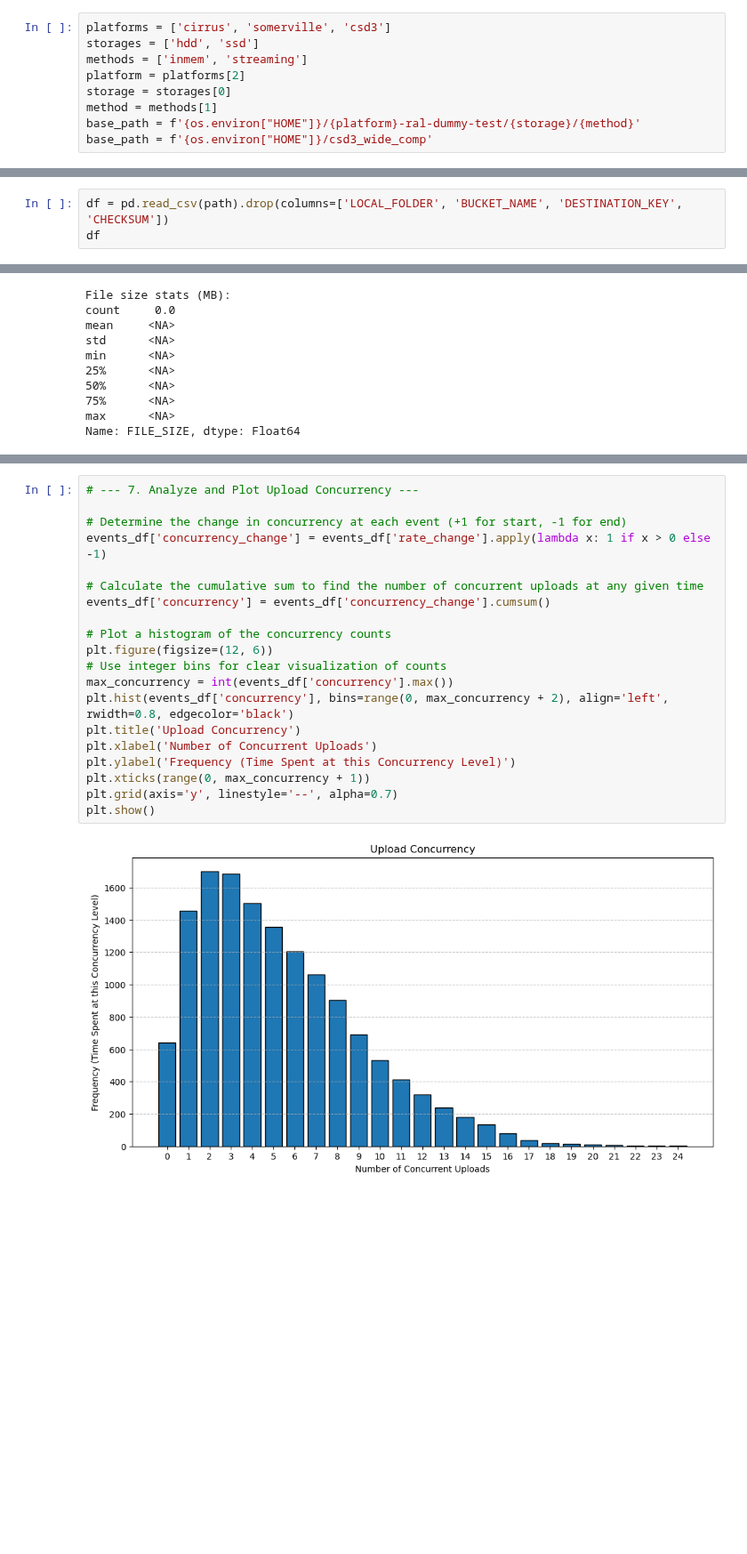
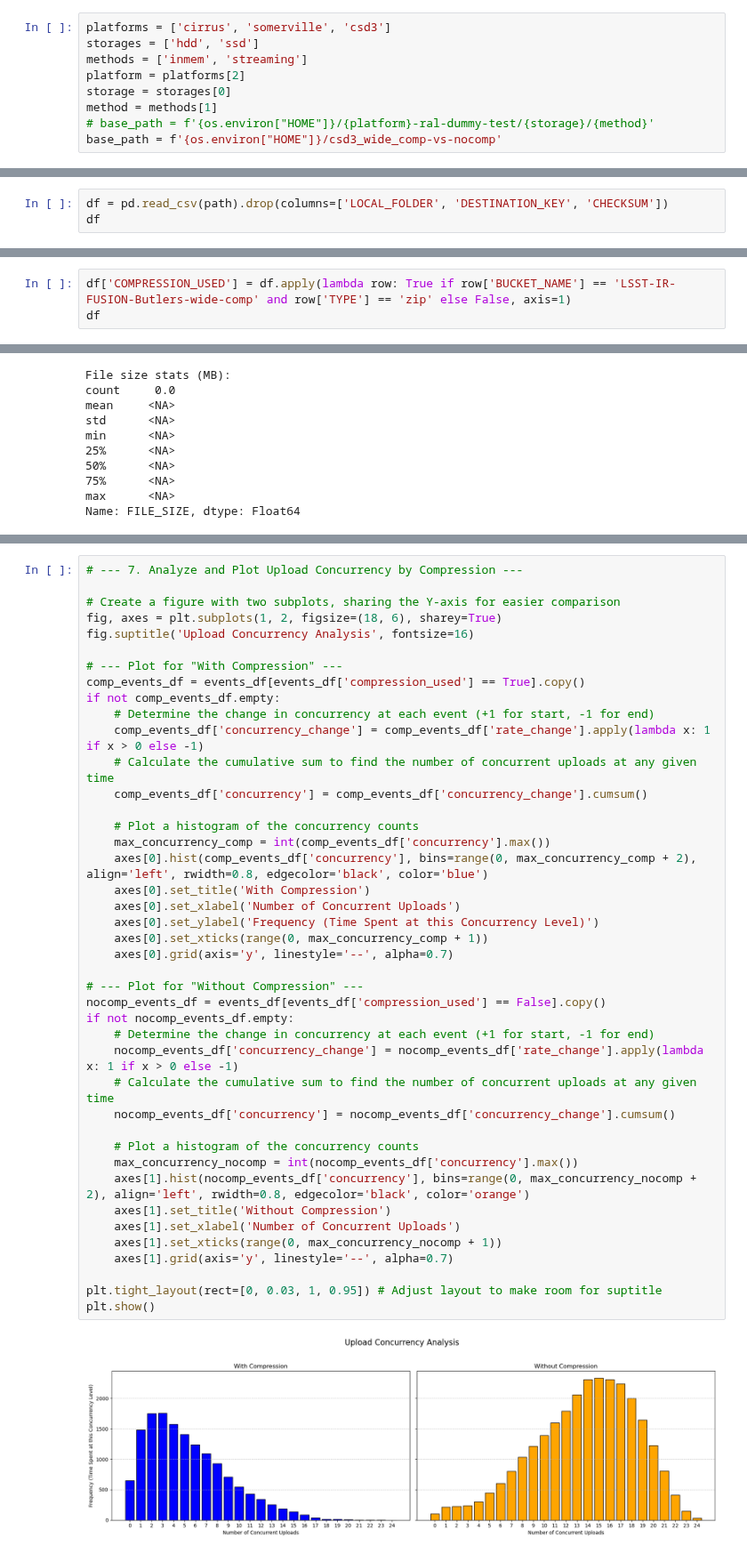
Before and after one commit to lsst-uk/csd3-echo-somerville, a Jupyter notebook: csd3-side/notebooks/transfer_speeds_from_log.ipynb, the cells around one changed output, grey strips where cells are left out. Shown at 89% size. Cells and saved outputs as stored; diff of their text form; blank space fills up the shorter version.

Commit message:
added dataset analysis

```diff
--- a/csd3-side/notebooks/transfer_speeds_from_log.ipynb
+++ b/csd3-side/notebooks/transfer_speeds_from_log.ipynb
@@ -10,8 +10,8 @@ methods = ['inmem', 'streaming']
 platform = platforms[2]
 storage = storages[0]
 method = methods[1]
-base_path = f'{os.environ["HOME"]}/{platform}-ral-dummy-test/{storage}/{method}'
-base_path = f'{os.environ["HOME"]}/csd3_wide_comp'
+# base_path = f'{os.environ["HOME"]}/{platform}-ral-dummy-test/{storage}/{method}'
+base_path = f'{os.environ["HOME"]}/csd3_wide_comp-vs-nocomp'
 # %%
 path = glob.glob(base_path+'/*.csv')[0]
 path
@@ -20,4 +20,4 @@ path
 # %%
-df = pd.read_csv(path).drop(columns=['LOCAL_FOLDER', 'BUCKET_NAME', 'DESTINATION_KEY', 'CHECKSUM'])
+df = pd.read_csv(path).drop(columns=['LOCAL_FOLDER', 'DESTINATION_KEY', 'CHECKSUM'])
 df
 # %% [output]
@@ -147,0 +132,3 @@ df
+# %%
+df['COMPRESSION_USED'] = df.apply(lambda row: True if row['BUCKET_NAME'] == 'LSST-IR-FUSION-Butlers-wide-comp' and row['TYPE'] == 'zip' else False, axis=1)
+df
@@ -608,25 +759,47 @@ plt.savefig(os.path.expanduser(f'{base_path}/total_and_smoothed_network_upload_s
 # %%
-# --- 7. Analyze and Plot Upload Concurrency ---
+# --- 7. Analyze and Plot Upload Concurrency by Compression ---
 
-# Determine the change in concurrency at each event (+1 for start, -1 for end)
-events_df['concurrency_change'] = events_df['rate_change'].apply(lambda x: 1 if x > 0 else -1)
+# Create a figure with two subplots, sharing the Y-axis for easier comparison
+fig, axes = plt.subplots(1, 2, figsize=(18, 6), sharey=True)
+fig.suptitle('Upload Concurrency Analysis', fontsize=16)
 
-# Calculate the cumulative sum to find the number of concurrent uploads at any given time
-events_df['concurrency'] = events_df['concurrency_change'].cumsum()
+# --- Plot for "With Compression" ---
+comp_events_df = events_df[events_df['compression_used'] == True].copy()
+if not comp_events_df.empty:
+    # Determine the change in concurrency at each event (+1 for start, -1 for end)
+    comp_events_df['concurrency_change'] = comp_events_df['rate_change'].apply(lambda x: 1 if x > 0 else -1)
+    # Calculate the cumulative sum to find the number of concurrent uploads at any given time
+    comp_events_df['concurrency'] = comp_events_df['concurrency_change'].cumsum()
 
-# Plot a histogram of the concurrency counts
-plt.figure(figsize=(12, 6))
-# Use integer bins for clear visualization of counts
-max_concurrency = int(events_df['concurrency'].max())
-plt.hist(events_df['concurrency'], bins=range(0, max_concurrency + 2), align='left', rwidth=0.8, edgecolor='black')
-plt.title('Upload Concurrency')
-plt.xlabel('Number of Concurrent Uploads')
-plt.ylabel('Frequency (Time Spent at this Concurrency Level)')
-plt.xticks(range(0, max_concurrency + 1))
-plt.grid(axis='y', linestyle='--', alpha=0.7)
+    # Plot a histogram of the concurrency counts
+    max_concurrency_comp = int(comp_events_df['concurrency'].max())
+    axes[0].hist(comp_events_df['concurrency'], bins=range(0, max_concurrency_comp + 2), align='left', rwidth=0.8, edgecolor='black', color='blue')
+    axes[0].set_title('With Compression')
+    axes[0].set_xlabel('Number of Concurrent Uploads')
+    axes[0].set_ylabel('Frequency (Time Spent at this Concurrency Level)')
+    axes[0].set_xticks(range(0, max_concurrency_comp + 1))
+    axes[0].grid(axis='y', linestyle='--', alpha=0.7)
+
+# --- Plot for "Without Compression" ---
+nocomp_events_df = events_df[events_df['compression_used'] == False].copy()
+if not nocomp_events_df.empty:
+    # Determine the change in concurrency at each event (+1 for start, -1 for end)
+    nocomp_events_df['concurrency_change'] = nocomp_events_df['rate_change'].apply(lambda x: 1 if x > 0 else -1)
+    # Calculate the cumulative sum to find the number of concurrent uploads at any given time
+    nocomp_events_df['concurrency'] = nocomp_events_df['concurrency_change'].cumsum()
+
+    # Plot a histogram of the concurrency counts
+    max_concurrency_nocomp = int(nocomp_events_df['concurrency'].max())
+    axes[1].hist(nocomp_events_df['concurrency'], bins=range(0, max_concurrency_nocomp + 2), align='left', rwidth=0.8, edgecolor='black', color='orange')
+    axes[1].set_title('Without Compression')
+    axes[1].set_xlabel('Number of Concurrent Uploads')
+    axes[1].set_xticks(range(0, max_concurrency_nocomp + 1))
+    axes[1].grid(axis='y', linestyle='--', alpha=0.7)
+
+plt.tight_layout(rect=[0, 0.03, 1, 0.95]) # Adjust layout to make room for suptitle
 plt.show()
 # %% [output]
-[figure, old version]
+[figure, new version]
 # %%
 events_df
 # %% [output]
```
Also changed, not shown: parts of 38 cells of this notebook, 3 other files.
